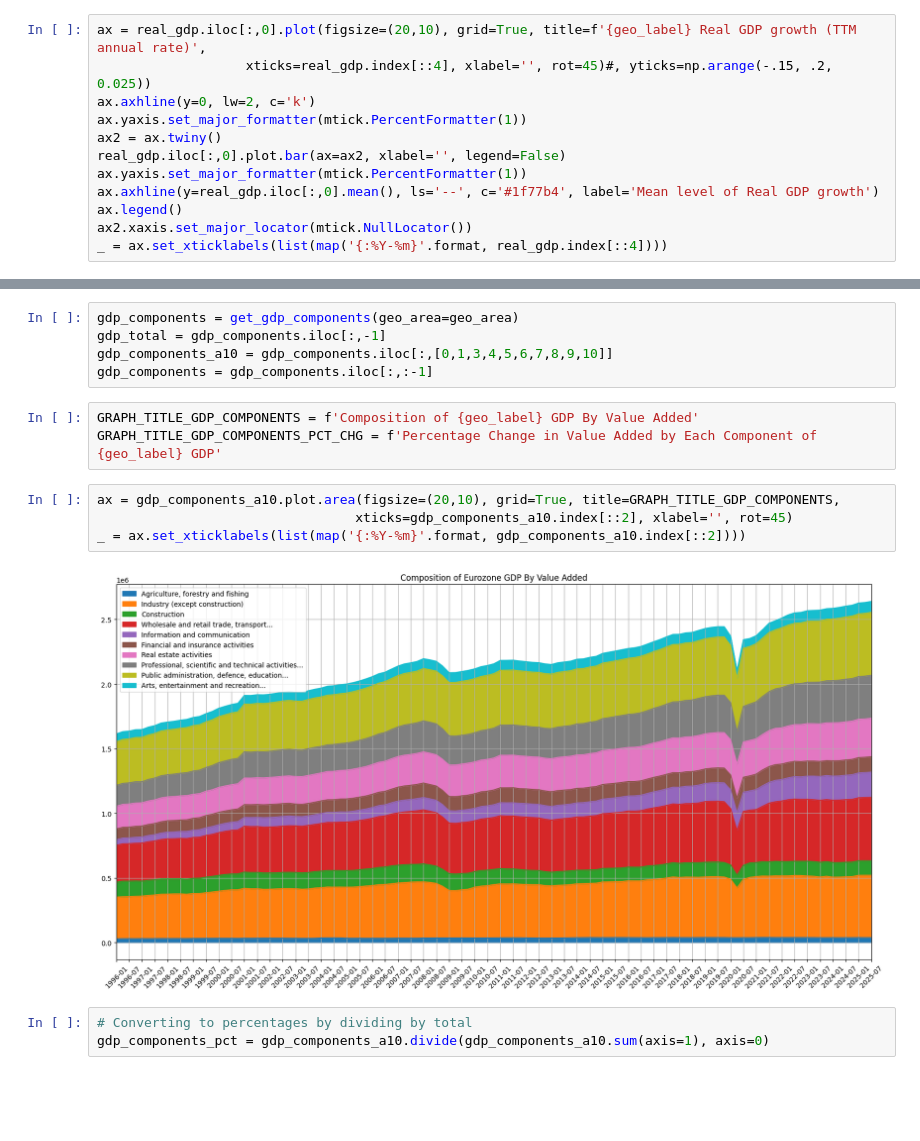
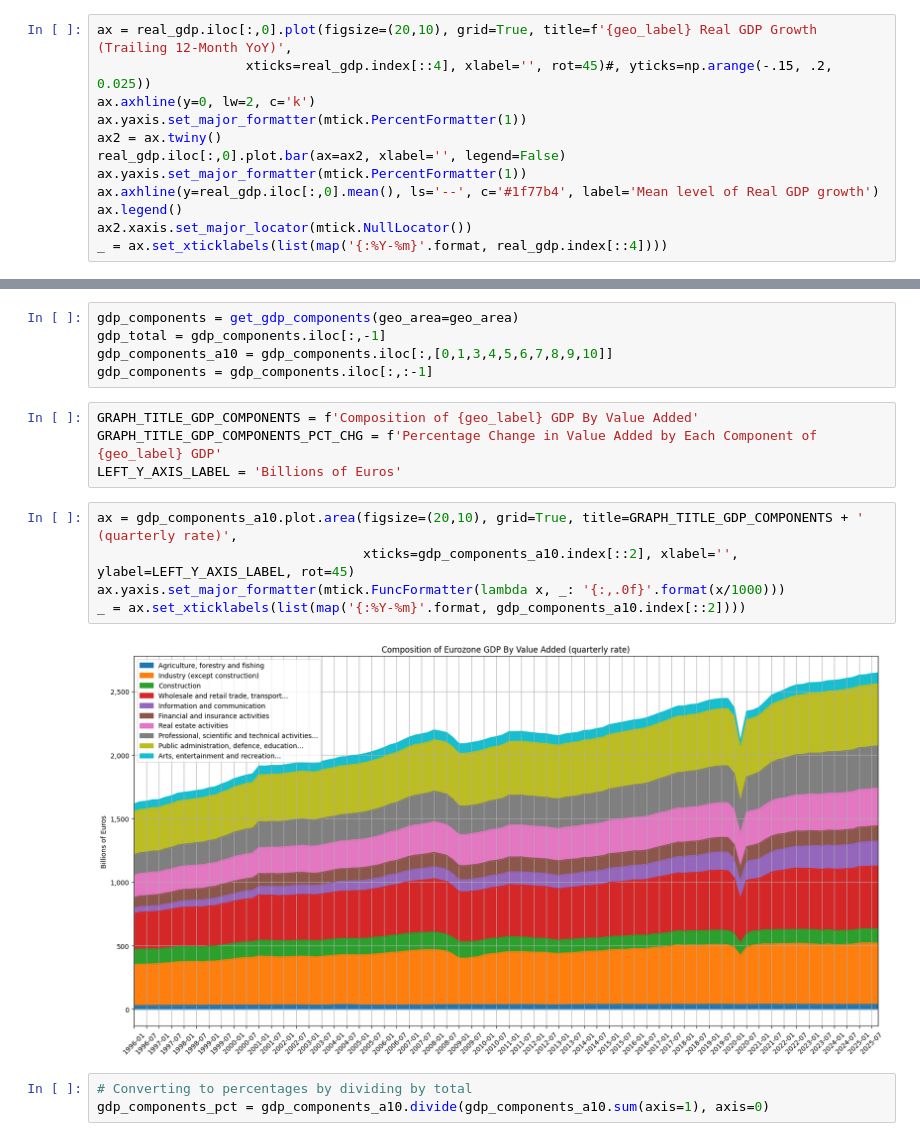
Before and after one commit to ilchen/EU_Economic_Data_Analysis, a Jupyter notebook: GDP_Composition_Eurozone.ipynb, the cells around one changed output, grey strips where cells are left out. Saved outputs shown, nothing was run; the diff lists cells and outputs as text; blank space fills up the shorter version.

```diff
--- a/GDP_Composition_Eurozone.ipynb
+++ b/GDP_Composition_Eurozone.ipynb
@@ -43,7 +43,7 @@ real_gdp = real_gdp.rolling(4).sum().pct_change(4, fill_method=None).dropna()
 real_gdp.rename(columns={'EA': 'Real GDP'}, inplace=True)
 real_gdp.columns.names = [None]
 # %%
-ax = real_gdp.iloc[:,0].plot(figsize=(20,10), grid=True, title=f'{geo_label} Real GDP growth (TTM annual rate)',
+ax = real_gdp.iloc[:,0].plot(figsize=(20,10), grid=True, title=f'{geo_label} Real GDP Growth (Trailing 12-Month YoY)',
                    xticks=real_gdp.index[::4], xlabel='', rot=45)#, yticks=np.arange(-.15, .2, 0.025))
 ax.axhline(y=0, lw=2, c='k')
 ax.yaxis.set_major_formatter(mtick.PercentFormatter(1))
@@ -105,12 +105,14 @@ gdp_components = gdp_components.iloc[:,:-1]
 # %%
 GRAPH_TITLE_GDP_COMPONENTS = f'Composition of {geo_label} GDP By Value Added'
 GRAPH_TITLE_GDP_COMPONENTS_PCT_CHG = f'Percentage Change in Value Added by Each Component of {geo_label} GDP'
+LEFT_Y_AXIS_LABEL = 'Billions of Euros'
 # %%
-ax = gdp_components_a10.plot.area(figsize=(20,10), grid=True, title=GRAPH_TITLE_GDP_COMPONENTS,
-                                 xticks=gdp_components_a10.index[::2], xlabel='', rot=45)
+ax = gdp_components_a10.plot.area(figsize=(20,10), grid=True, title=GRAPH_TITLE_GDP_COMPONENTS + ' (quarterly rate)',
+                                  xticks=gdp_components_a10.index[::2], xlabel='', ylabel=LEFT_Y_AXIS_LABEL, rot=45)
+ax.yaxis.set_major_formatter(mtick.FuncFormatter(lambda x, _: '{:,.0f}'.format(x/1000)))
 _ = ax.set_xticklabels(list(map('{:%Y-%m}'.format, gdp_components_a10.index[::2])))
 # %% [output]
-[figure, old version]
+[figure, new version]
 # %%
 # Converting to percentages by dividing by total
 gdp_components_pct = gdp_components_a10.divide(gdp_components_a10.sum(axis=1), axis=0)
```
Also changed, not shown: parts of 16 cells of this notebook.
